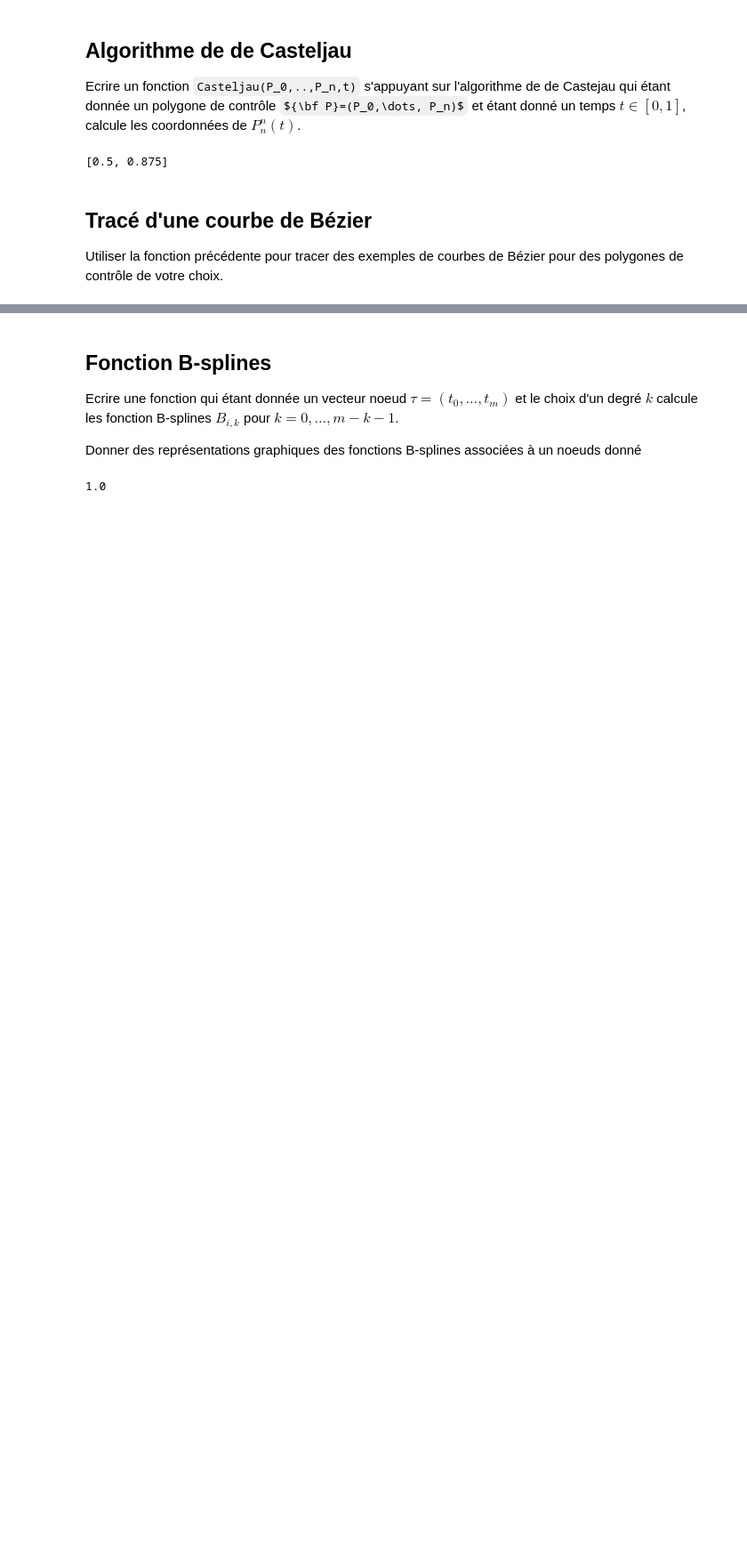
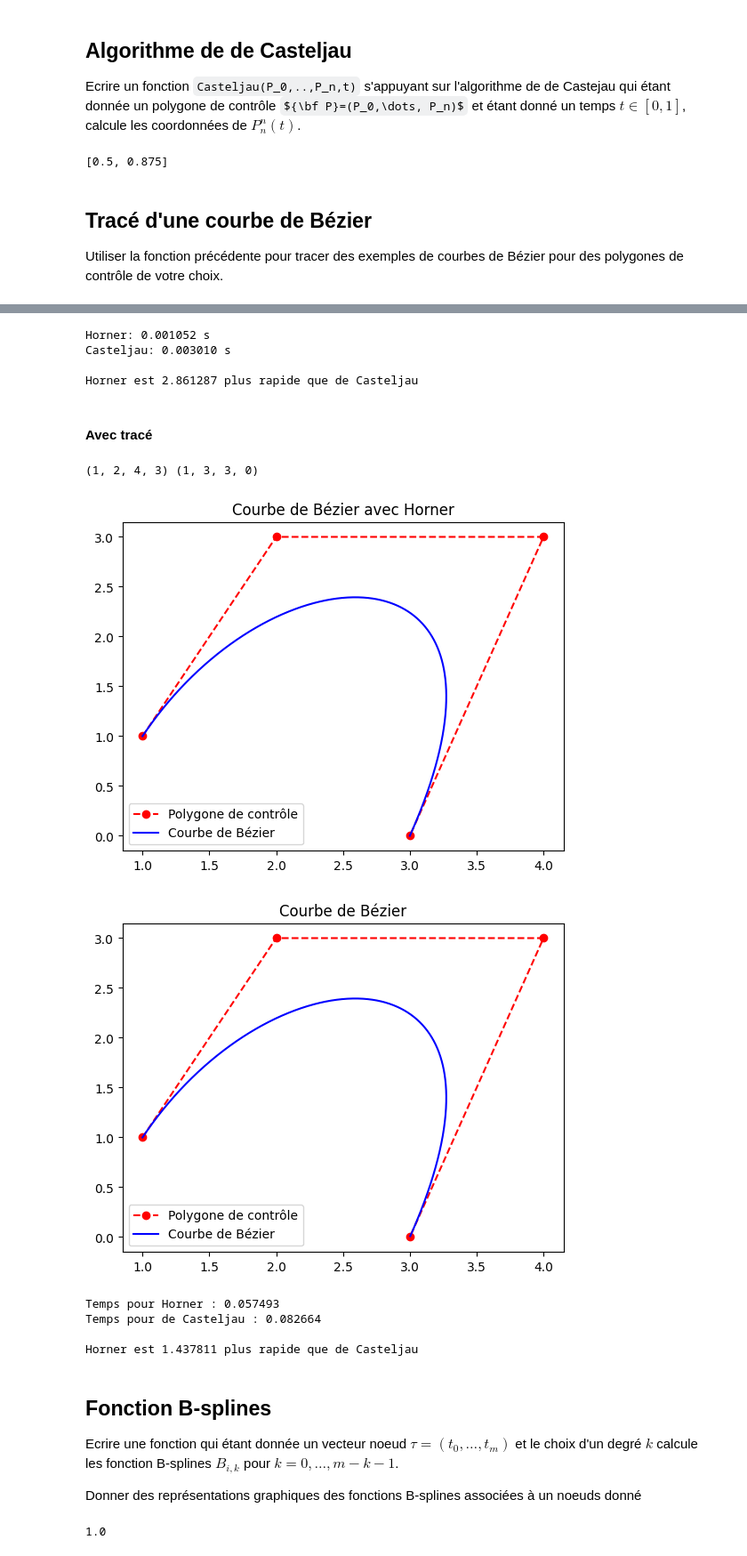
Before and after one commit to zshelali/UTBM-Math, a Jupyter notebook: IT44/TP3-Béziers-et-B-splines/Bezier.ipynb, the cells around one changed output, grey strips where cells are left out. Shown at 89% size. Saved outputs shown, nothing was run; the diff lists cells and outputs as text; code cells hidden in the pictures; some formulas as TeX source; blank space fills up the shorter version.

Commit message:
bezier

```diff
--- a/IT44/TP3-Béziers-et-B-splines/Bezier.ipynb
+++ b/IT44/TP3-Béziers-et-B-splines/Bezier.ipynb
@@ -101,3 +164,67 @@ def param_y(u, i, m):
+# %%
+# ---- Mesurer uniquement le calcul (sasn le plot)----
+import time
+
+points = [(1, 1), (2, 3), (4, 3), (3, 0)]
+
+# ---- Horner ----
+start_horner = time.time()
+px, py = param(points)
+t_vals = np.linspace(0, 1, 1000)
+x_vals = [horner(px, t) for t in t_vals]
+y_vals = [horner(py, t) for t in t_vals]
+end_horner = time.time()
+total_horner = end_horner - start_horner
+
+# ---- Casteljau ----
+start_castel = time.time()
+x2, y2 = [], []
+for t in t_vals:
+    x, y = deCasteljau(points, t)
+    x2.append(x)
+    y2.append(y)
+end_castel = time.time()
+total_castel = end_castel - start_castel
+
+
+print(f"Horner: {total_horner:.6f} s")
+print(f"Casteljau: {total_castel:.6f} s")
+
+print(f"\nHorner est { total_castel / total_horner:.6f} plus rapide que de Casteljau")
+# %% [output]
+Horner: 0.001052 s
+Casteljau: 0.003010 s
+
+Horner est 2.861287 plus rapide que de Casteljau
+# %% [markdown]
+#### Avec tracé
+# %%
+# ----- HORNER ---------
+start_horner = time.time()
+px, py = param(points)
+gamma(px, py)
+end_horner = time.time()
+total_horner = end_horner - start_horner
+
+# ------ de Casteljau ------
+start_castel = time.time()
+bezier(points)
+end_castel = time.time()
+total_castel = end_castel - start_castel
+
+print(f"Temps pour Horner : {total_horner:.6f}")
+print(f"Temps pour de Casteljau : {total_castel:.6f}")
+
+
+print(f"\nHorner est { total_castel / total_horner:.6f} plus rapide que de Casteljau")
+# %% [output]
+(1, 2, 4, 3) (1, 3, 3, 0)
+[figure, added]
+[figure, added]
+Temps pour Horner : 0.057493
+Temps pour de Casteljau : 0.082664
+
+Horner est 1.437811 plus rapide que de Casteljau
 # %% [markdown]
 ## Fonction B-splines
 
```
Also changed, not shown: parts of 12 cells of this notebook.
